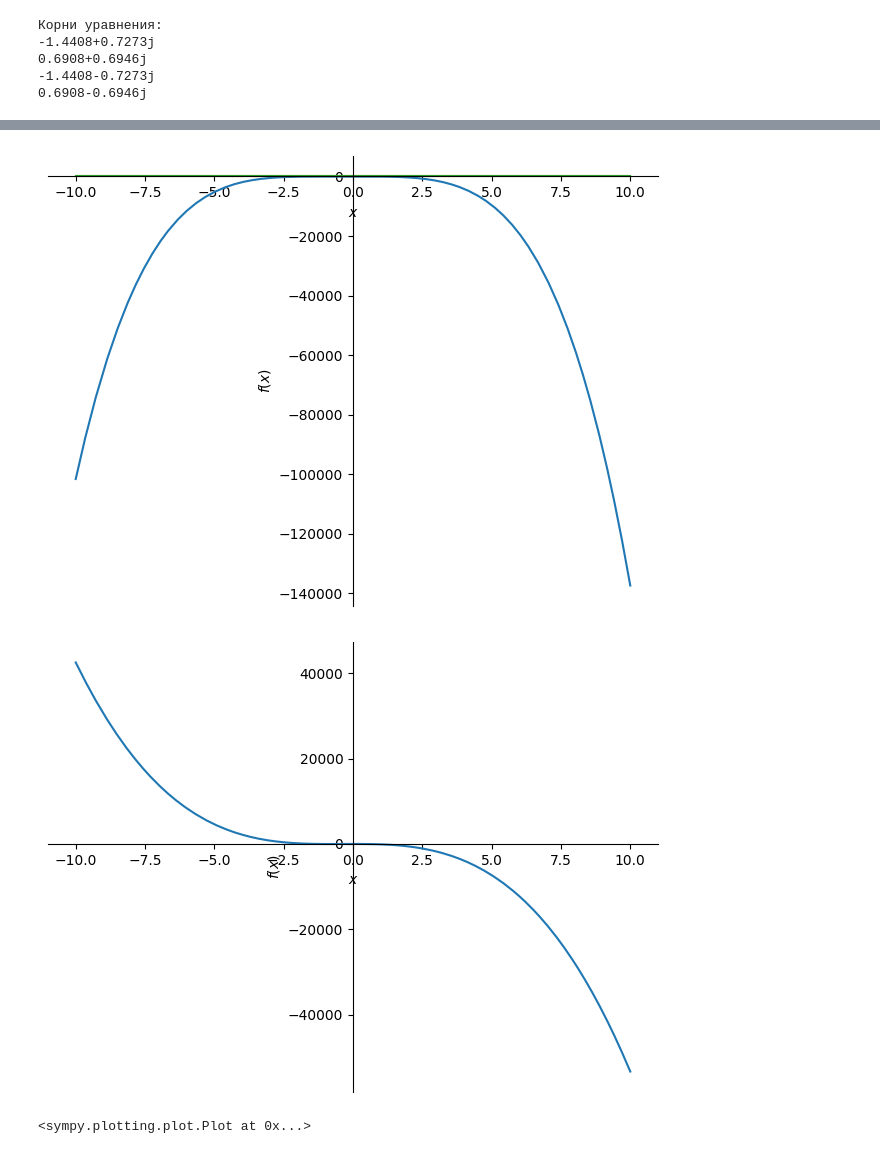
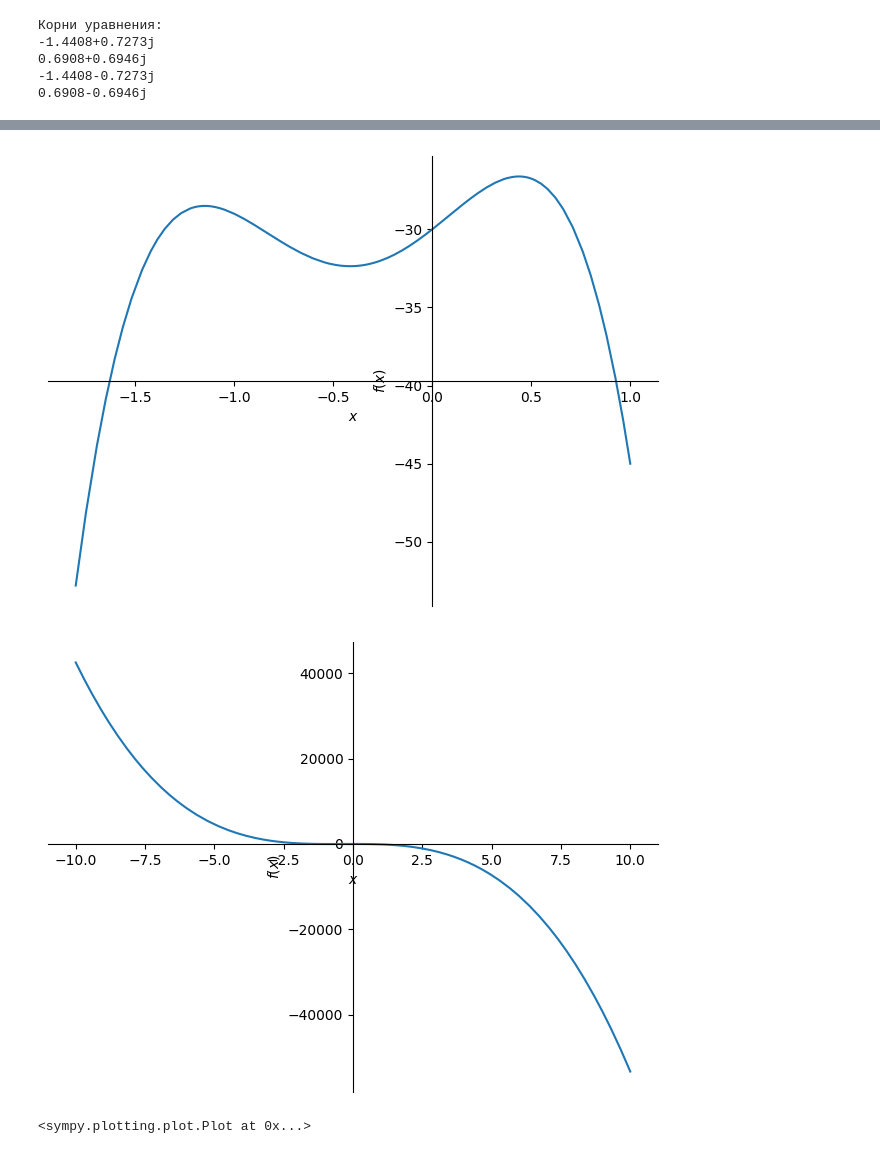
Before and after one commit to mrivs/Git-Advanced-h1, a Jupyter notebook: homework11/t1.ipynb, the cells around one changed output, grey strips where cells are left out. Cells and saved outputs as stored; diff of their text form; code cells hidden in the pictures.

```diff
--- a/homework11/t1.ipynb
+++ b/homework11/t1.ipynb
@@ -35,3 +36,12 @@ for i in sol: print(f"{i:.4f}")
 0.6908+0.6946j
 -1.4408-0.7273j
 0.6908-0.6946j
+# %%
+dp=sympy.diff(y)
+print (dp)
+dpsol=([complex(i) for i in (sympy.solve(dp))])
+print("Вершины:")
+for i in dpsol: print(f"{i:.4f}")
+
+print("промежутки, на котором функция возрастает:", sympy.solve(dp>0))
+print("промежутки, на котором функция убывает:", sympy.solve(dp<0))
@@ -44,8 +62,8 @@ print("промежутки, на котором f < 0:", sympy.solve(y<0))
 # %%
 
-plot(y,0,10)
+plot(y,(x,-1.8,1))
 plot(dp)
 # %% [output]
-[figure, old version]
+[figure, new version]
 [figure]
 <sympy.plotting.plot.Plot at 0x...>
```
Also changed, not shown: parts of 3 cells of this notebook.
